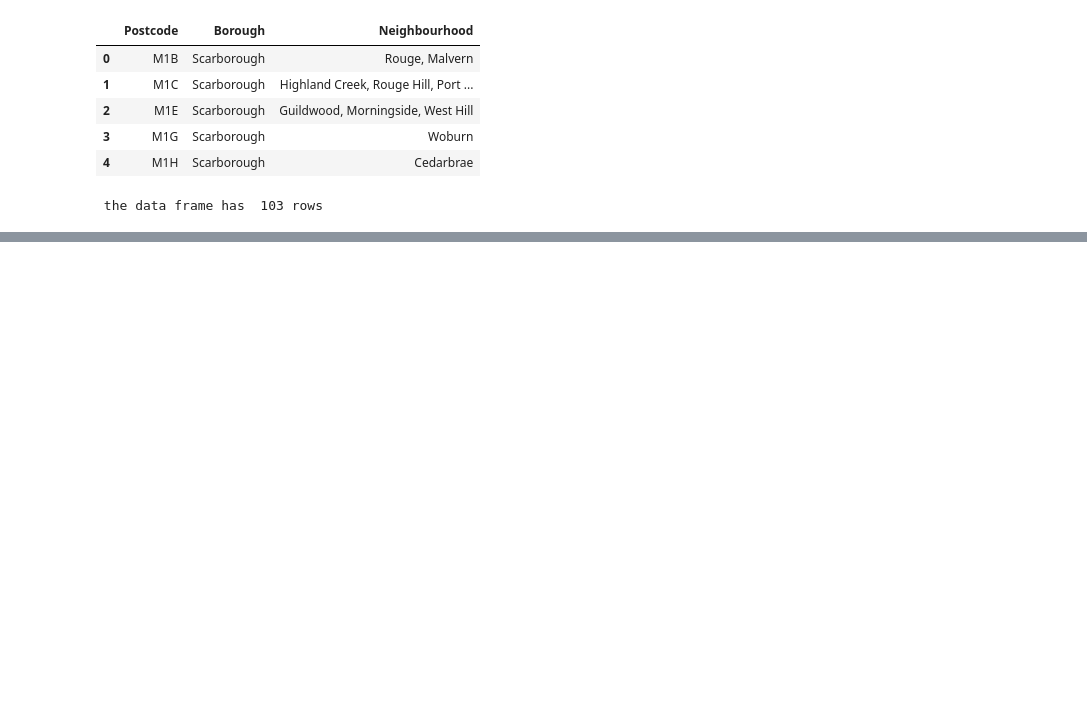
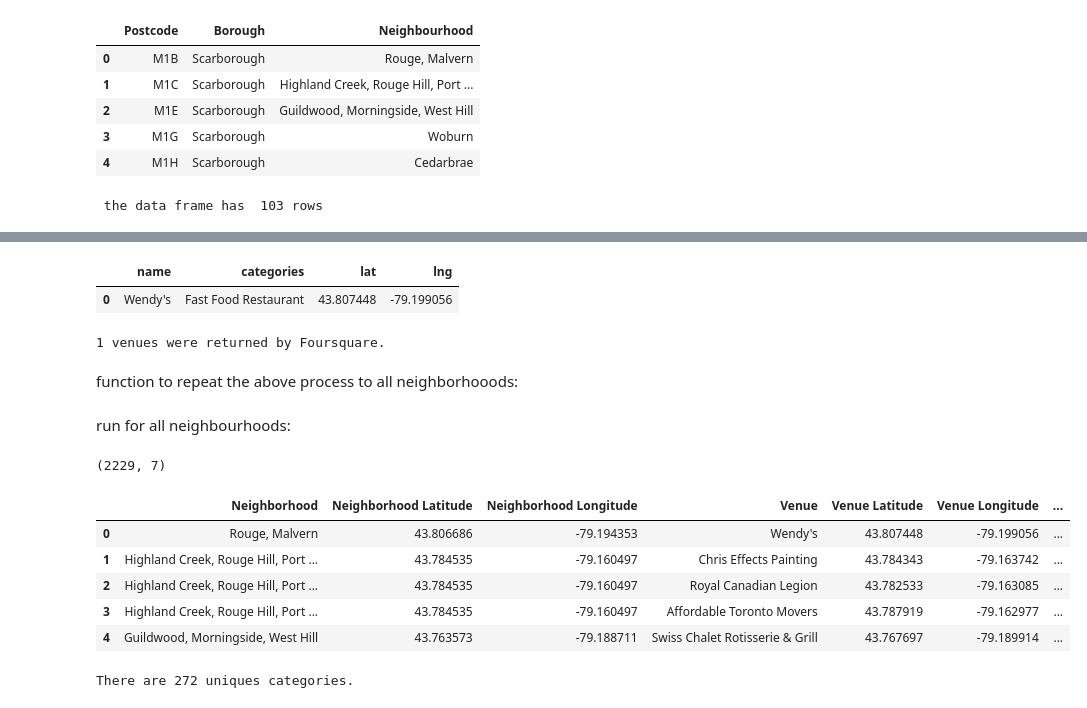
Before and after one commit to jojobeck/coursera, a Jupyter notebook: neighborhoods-in-canada.ipynb, the cells around one changed output, grey strips where cells are left out. Drawn from its saved outputs; the diff is of its cells as text; code cells hidden in the pictures; blank space fills up the shorter version.

```diff
--- a/neighborhoods-in-canada.ipynb
+++ b/neighborhoods-in-canada.ipynb
@@ -106,0 +126,3 @@ print(' the data frame has ', row, 'rows')
+# %%
+df_all_tog = df_all.merge(df2, on='Postcode', how='left')
+df_all_tog.head()
@@ -106,0 +186,8 @@ print(' the data frame has ', row, 'rows')
+# %%
+CLIENT_ID = 'NOZRIXNOIEYO0B34QYBTNPNIZZ3KV3VVCWQ2TFDUMV1YMJXH' # your Foursquare ID
+CLIENT_SECRET = 'OLH5ZMTZERQNZU3VRXJ4ROQPOUVIQEK2ZKQN25ZZBNYRIHBB' # your Foursquare Secret
+VERSION = '20180605' # Foursquare API version
+
+print('Your credentails:')
+print('CLIENT_ID: ' + CLIENT_ID)
+print('CLIENT_SECRET:' + CLIENT_SECRET)
@@ -106,0 +226,25 @@ print(' the data frame has ', row, 'rows')
+# %%
+venues = results['response']['groups'][0]['items']
+
+nearby_venues = json_normalize(venues) # flatten JSON
+
+# filter columns
+filtered_columns = ['venue.name', 'venue.categories', 'venue.location.lat', 'venue.location.lng']
+nearby_venues =nearby_venues.loc[:, filtered_columns]
+
+# filter the category for each row
+nearby_venues['venue.categories'] = nearby_venues.apply(get_category_type, axis=1)
+
+# clean columns
+nearby_venues.columns = [col.split(".")[-1] for col in nearby_venues.columns]
+
+nearby_venues.head()
+# %% [output]
+|  | name | categories | lat | lng |
+| 0 | Wendy's | Fast Food Restaurant | 43.807448 | -79.199056 |
+# %%
+print('{} venues were returned by Foursquare.'.format(nearby_venues.shape[0]))
+# %% [output]
+1 venues were returned by Foursquare.
+# %% [markdown]
+function to repeat the above process to all neighborhooods:
@@ -106,0 +291,22 @@ print(' the data frame has ', row, 'rows')
+# %% [markdown]
+run for all neighbourhoods:
+# %%
+manhattan_venues = getNearbyVenues(names=manhattan_data['Neighbourhood'],
+                                   latitudes=manhattan_data['Latitude'],
+                                   longitudes=manhattan_data['Longitude']
+                                  )
+# %%
+print(manhattan_venues.shape)
+manhattan_venues.head()
+# %% [output]
+(2229, 7)
+|  | Neighborhood | Neighborhood Latitude | Neighborhood Longitude | Venue | Venue Latitude | Venue Longitude | ... |
+| 0 | Rouge, Malvern | 43.806686 | -79.194353 | Wendy's | 43.807448 | -79.199056 | ... |
+| 1 | Highland Creek, Rouge Hill, Port ... | 43.784535 | -79.160497 | Chris Effects Painting | 43.784343 | -79.163742 | ... |
+| 2 | Highland Creek, Rouge Hill, Port ... | 43.784535 | -79.160497 | Royal Canadian Legion | 43.782533 | -79.163085 | ... |
+| 3 | Highland Creek, Rouge Hill, Port ... | 43.784535 | -79.160497 | Affordable Toronto Movers | 43.787919 | -79.162977 | ... |
+| 4 | Guildwood, Morningside, West Hill | 43.763573 | -79.188711 | Swiss Chalet Rotisserie & Grill | 43.767697 | -79.189914 | ... |
+# %%
+print('There are {} uniques categories.'.format(len(manhattan_venues['Venue Category'].unique())))
+# %% [output]
+There are 272 uniques categories.
```
Also changed, not shown: parts of 26 cells of this notebook.
